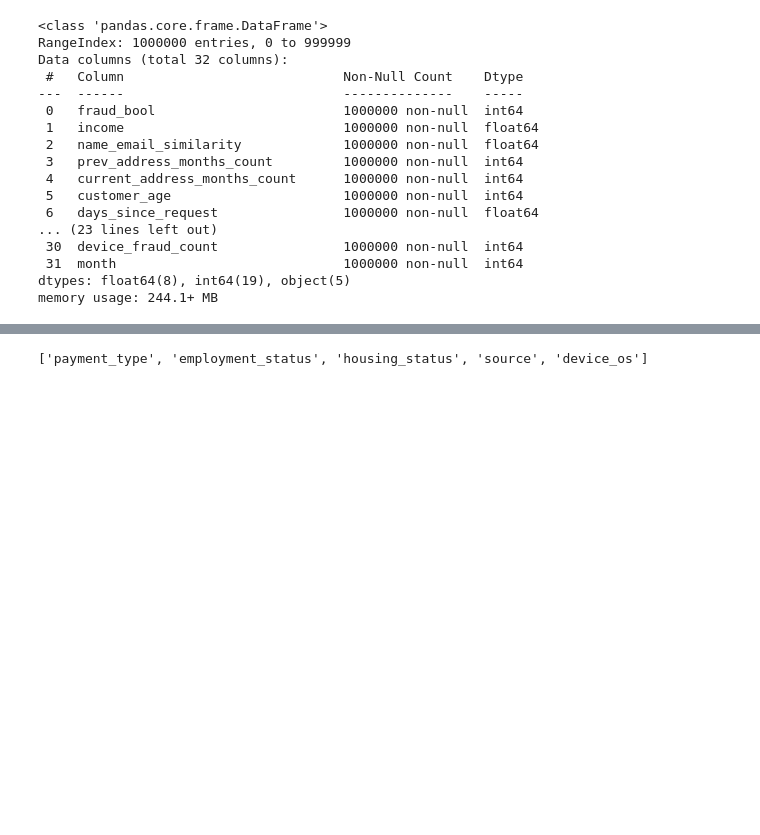
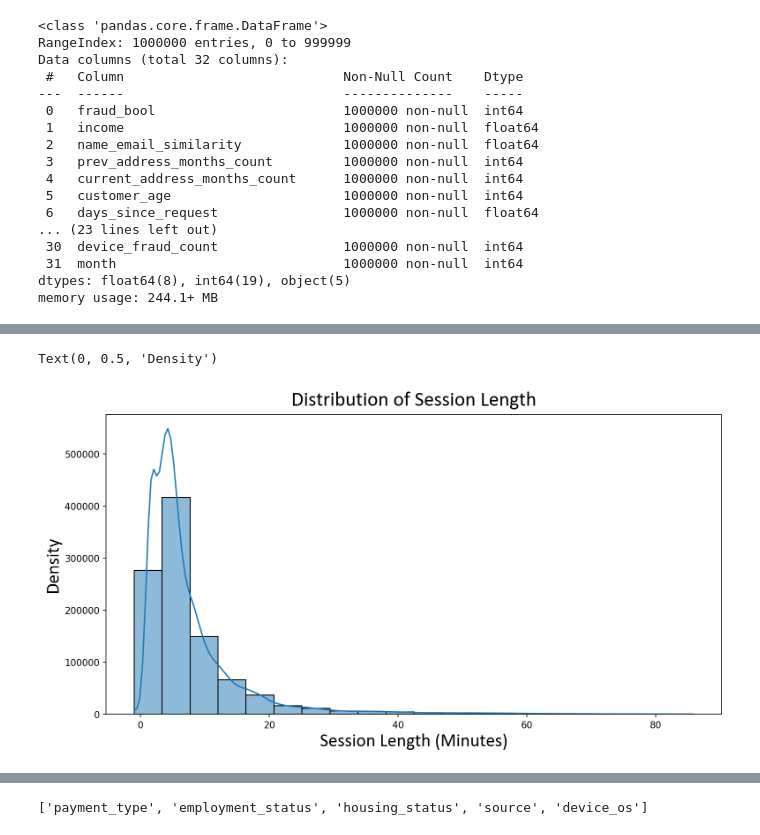
Before and after one commit to hacampbell1/capstoneproject, a Jupyter notebook: Bank Account Fraud Detection.ipynb, the cells around one changed output, grey strips where cells are left out. Cells and saved outputs as stored; diff of their text form; code cells hidden in the pictures; blank space fills up the shorter version.

```diff
--- a/Bank Account Fraud Detection.ipynb
+++ b/Bank Account Fraud Detection.ipynb
@@ -82,0 +132,11 @@ new_df = baf_base.copy()
+# %%
+# Session Length in Minutes
+fig, ax = plt.subplots(figsize = (12, 6), dpi = 150)
+
+sns.histplot(baf_base['session_length_in_minutes'], bins = 20, kde = True, ax = ax)
+ax.set_title('Distribution of Session Length', title_font)
+ax.set_xlabel('Session Length (Minutes)', label_font)
+ax.set_ylabel('Density', label_font)
+# %% [output]
+Text(0, 0.5, 'Density')
+[figure, added]
```
Also changed, not shown: parts of 8 cells of this notebook.
